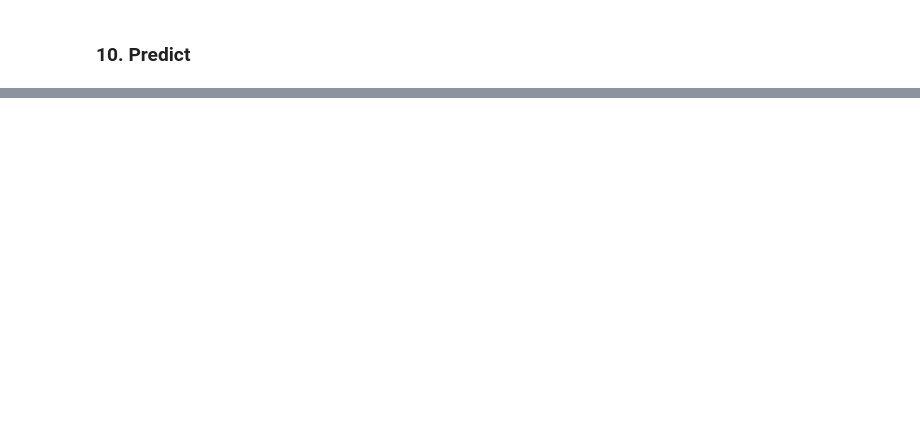
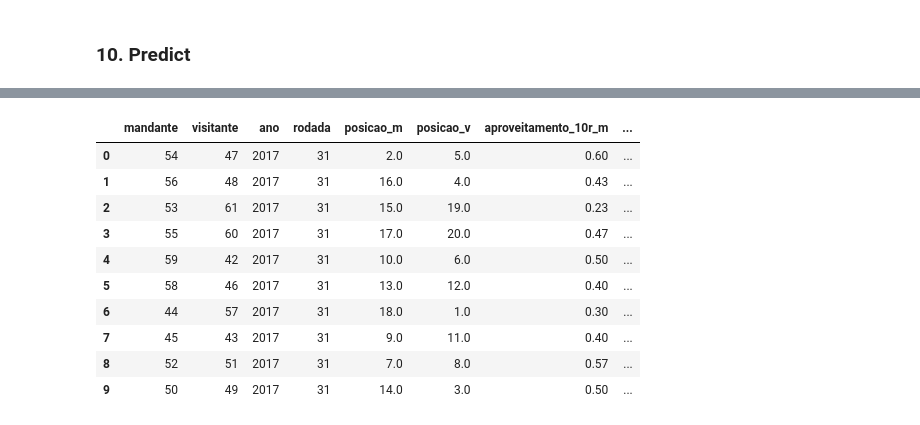
Before and after one commit to thiagozaranza/guru_da_bola, a Jupyter notebook: Prediction_RFC.ipynb, the cells around one changed output, grey strips where cells are left out. Cells and saved outputs as stored; diff of their text form; code cells hidden in the pictures; blank space fills up the shorter version.

```diff
--- a/Prediction_RFC.ipynb
+++ b/Prediction_RFC.ipynb
@@ -283,0 +352,8 @@ array(['MANDANTE'], dtype=object)
+# %%
+rodada_DF["posicao_m"] = rodada_DF.apply(lambda row: getPosicao(jogos, ano, rod, row["mandante"]),axis=1)
+# %%
+rodada_DF["posicao_v"] = rodada_DF.apply(lambda row: getPosicao(jogos, ano, rod, row["visitante"]),axis=1)
+# %%
+rodada_DF["aproveitamento_10r_m"] = rodada_DF.apply(lambda row: getAproveitamento(jogos, ano, rod, row["mandante"]),axis=1)
+# %%
+rodada_DF["aproveitamento_10r_v"] = rodada_DF.apply(lambda row: getAproveitamento(jogos, ano, rod, row["visitante"]),axis=1)
@@ -283,0 +362,14 @@ array(['MANDANTE'], dtype=object)
+# %%
+rodada_DF
+# %% [output]
+|  | mandante | visitante | ano | rodada | posicao_m | posicao_v | aproveitamento_10r_m | ... |
+| 0 | 54 | 47 | 2017 | 31 | 2.0 | 5.0 | 0.60 | ... |
+| 1 | 56 | 48 | 2017 | 31 | 16.0 | 4.0 | 0.43 | ... |
+| 2 | 53 | 61 | 2017 | 31 | 15.0 | 19.0 | 0.23 | ... |
+| 3 | 55 | 60 | 2017 | 31 | 17.0 | 20.0 | 0.47 | ... |
+| 4 | 59 | 42 | 2017 | 31 | 10.0 | 6.0 | 0.50 | ... |
+| 5 | 58 | 46 | 2017 | 31 | 13.0 | 12.0 | 0.40 | ... |
+| 6 | 44 | 57 | 2017 | 31 | 18.0 | 1.0 | 0.30 | ... |
+| 7 | 45 | 43 | 2017 | 31 | 9.0 | 11.0 | 0.40 | ... |
+| 8 | 52 | 51 | 2017 | 31 | 7.0 | 8.0 | 0.57 | ... |
+| 9 | 50 | 49 | 2017 | 31 | 14.0 | 3.0 | 0.50 | ... |
```
Also changed, not shown: parts of 28 cells of this notebook, 1 other file.
